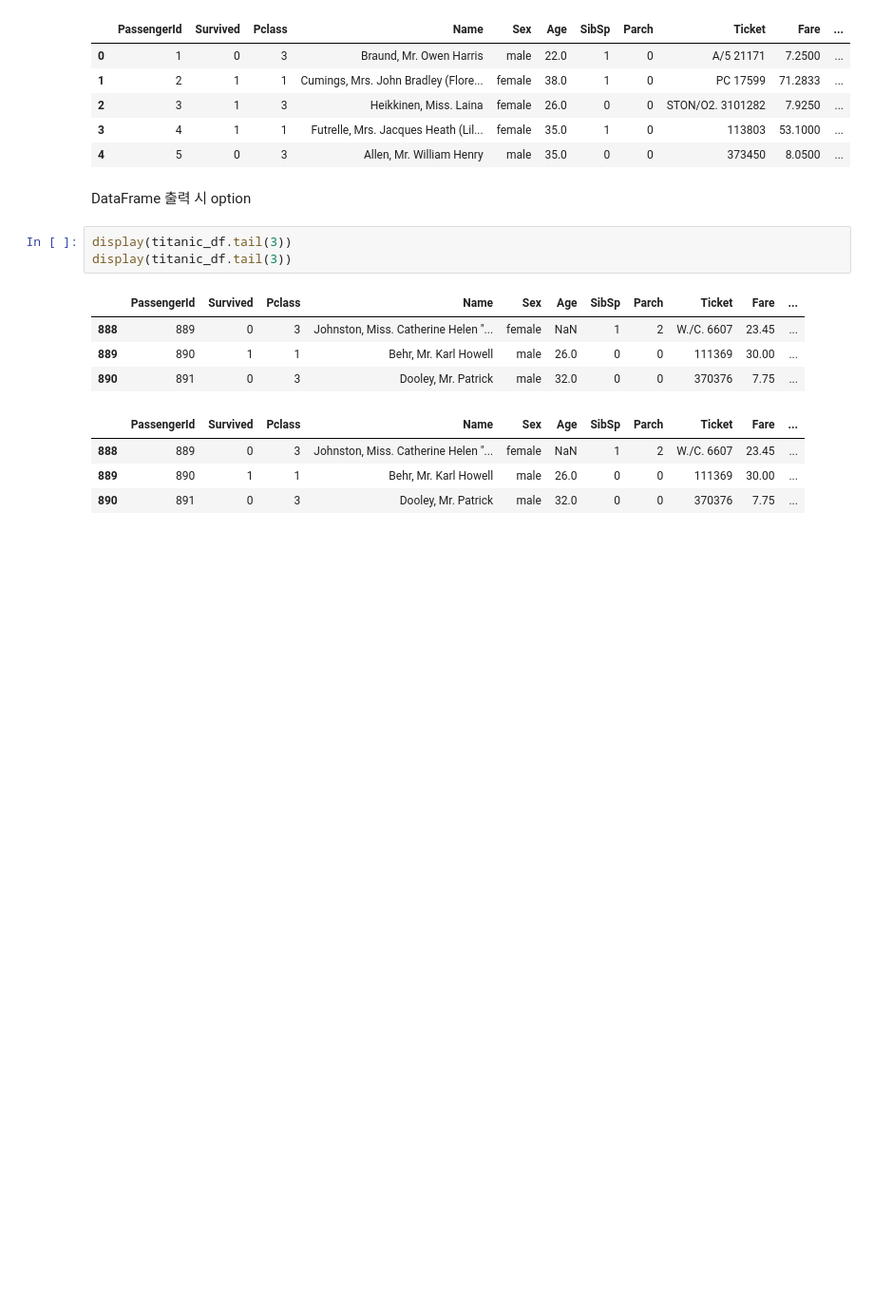
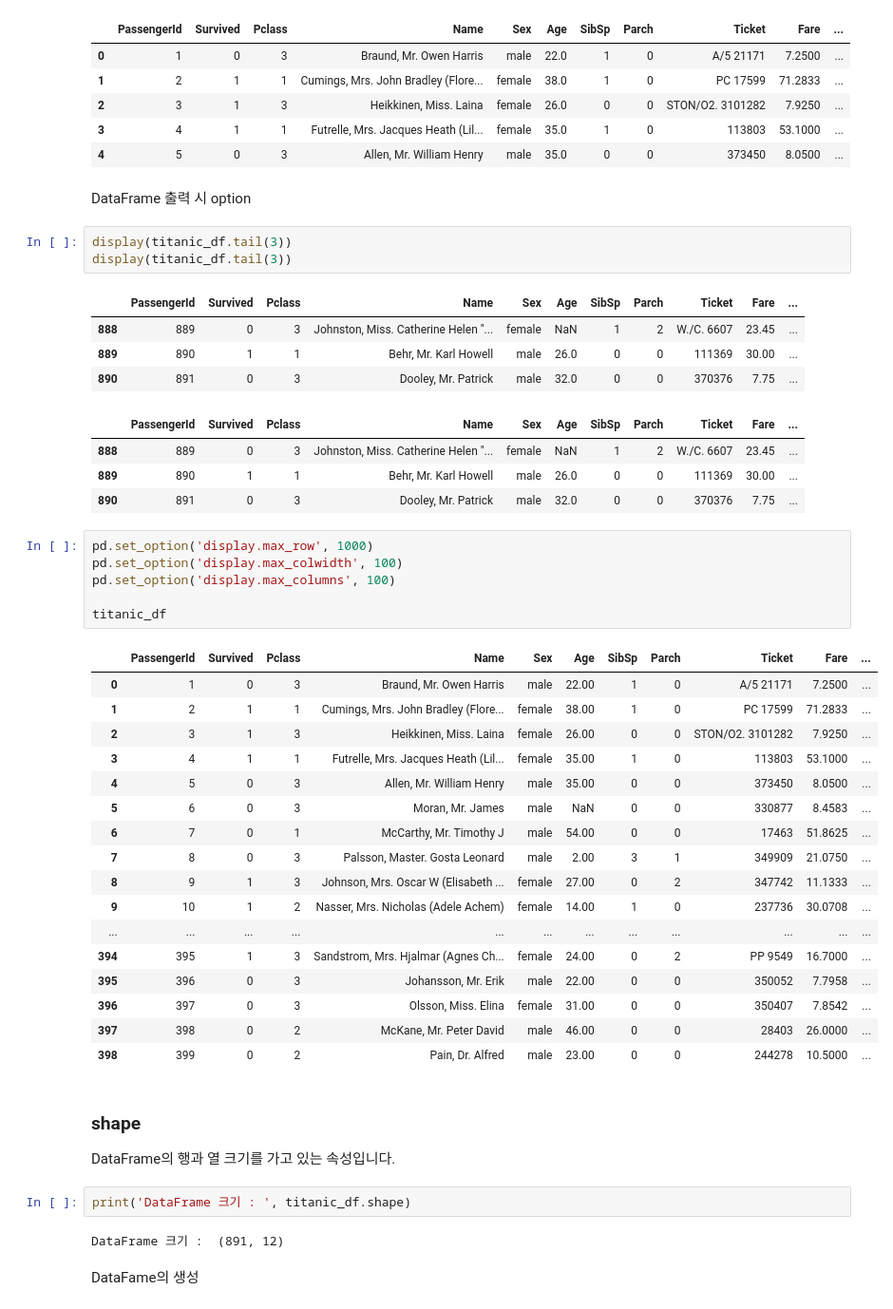
Before and after one commit to seongbeom-kr/machine_learning_base, a Jupyter notebook: Pandas/Pandas.ipynb, the cells around one changed output. Shown: that part at 95% size. Saved outputs shown, nothing was run; the diff lists cells and outputs as text; blank space fills up the shorter version.

```diff
--- a/Pandas/Pandas.ipynb
+++ b/Pandas/Pandas.ipynb
@@ -56,3 +56,37 @@ display(titanic_df.tail(3))
 | 888 | 889 | 0 | 3 | Johnston, Miss. Catherine Helen "... | female | NaN | 1 | 2 | W./C. 6607 | 23.45 | ... |
 | 889 | 890 | 1 | 1 | Behr, Mr. Karl Howell | male | 26.0 | 0 | 0 | 111369 | 30.00 | ... |
 | 890 | 891 | 0 | 3 | Dooley, Mr. Patrick | male | 32.0 | 0 | 0 | 370376 | 7.75 | ... |
+# %%
+pd.set_option('display.max_row', 1000)
+pd.set_option('display.max_colwidth', 100)
+pd.set_option('display.max_columns', 100)
+
+titanic_df
+# %% [output]
+|  | PassengerId | Survived | Pclass | Name | Sex | Age | SibSp | Parch | Ticket | Fare | ... |
+| 0 | 1 | 0 | 3 | Braund, Mr. Owen Harris | male | 22.00 | 1 | 0 | A/5 21171 | 7.2500 | ... |
+| 1 | 2 | 1 | 1 | Cumings, Mrs. John Bradley (Flore... | female | 38.00 | 1 | 0 | PC 17599 | 71.2833 | ... |
+| 2 | 3 | 1 | 3 | Heikkinen, Miss. Laina | female | 26.00 | 0 | 0 | STON/O2. 3101282 | 7.9250 | ... |
+| 3 | 4 | 1 | 1 | Futrelle, Mrs. Jacques Heath (Lil... | female | 35.00 | 1 | 0 | 113803 | 53.1000 | ... |
+| 4 | 5 | 0 | 3 | Allen, Mr. William Henry | male | 35.00 | 0 | 0 | 373450 | 8.0500 | ... |
+| 5 | 6 | 0 | 3 | Moran, Mr. James | male | NaN | 0 | 0 | 330877 | 8.4583 | ... |
+| 6 | 7 | 0 | 1 | McCarthy, Mr. Timothy J | male | 54.00 | 0 | 0 | 17463 | 51.8625 | ... |
+| 7 | 8 | 0 | 3 | Palsson, Master. Gosta Leonard | male | 2.00 | 3 | 1 | 349909 | 21.0750 | ... |
+| 8 | 9 | 1 | 3 | Johnson, Mrs. Oscar W (Elisabeth ... | female | 27.00 | 0 | 2 | 347742 | 11.1333 | ... |
+| 9 | 10 | 1 | 2 | Nasser, Mrs. Nicholas (Adele Achem) | female | 14.00 | 1 | 0 | 237736 | 30.0708 | ... |
+| ... | ... | ... | ... | ... | ... | ... | ... | ... | ... | ... | ... |
+| 394 | 395 | 1 | 3 | Sandstrom, Mrs. Hjalmar (Agnes Ch... | female | 24.00 | 0 | 2 | PP 9549 | 16.7000 | ... |
+| 395 | 396 | 0 | 3 | Johansson, Mr. Erik | male | 22.00 | 0 | 0 | 350052 | 7.7958 | ... |
+| 396 | 397 | 0 | 3 | Olsson, Miss. Elina | female | 31.00 | 0 | 0 | 350407 | 7.8542 | ... |
+| 397 | 398 | 0 | 2 | McKane, Mr. Peter David | male | 46.00 | 0 | 0 | 28403 | 26.0000 | ... |
+| 398 | 399 | 0 | 2 | Pain, Dr. Alfred | male | 23.00 | 0 | 0 | 244278 | 10.5000 | ... |
+# %% [markdown]
+### shape
+
+DataFrame의 행과 열 크기를 가고 있는 속성입니다.
+# %%
+print('DataFrame 크기 : ', titanic_df.shape)
+# %% [output]
+DataFrame 크기 :  (891, 12)
+# %% [markdown]
+DataFame의 생성
```
Also changed, not shown: parts of 5 cells of this notebook.
